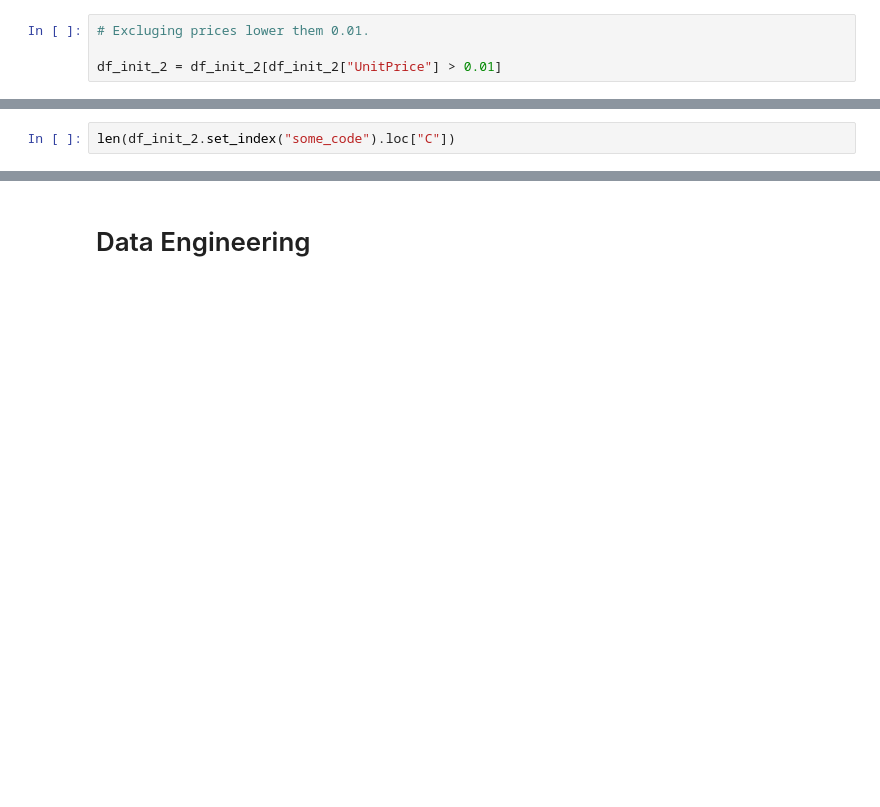
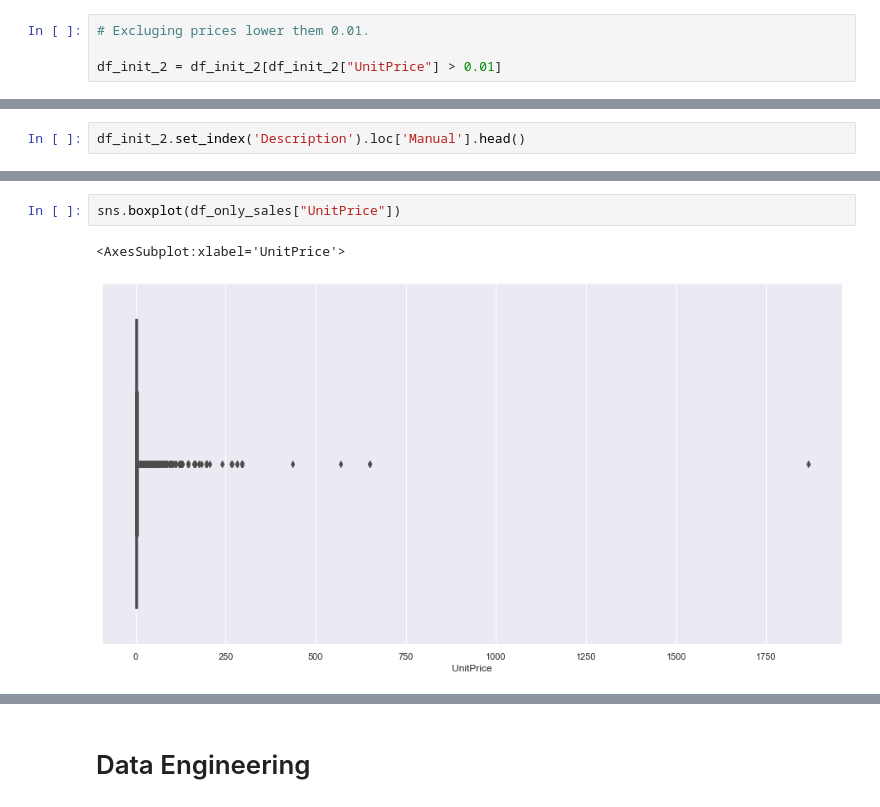
Before and after one commit to felipedmnq/PA05-Insiders-Program, a Jupyter notebook: Notebooks/c1.0-fdv-end-to-end-clustering-W2.ipynb, the cells around one changed output, grey strips where cells are left out. Drawn from its saved outputs; the diff is of its cells as text; blank space fills up the shorter version.

```diff
--- a/Notebooks/c1.0-fdv-end-to-end-clustering-W2.ipynb
+++ b/Notebooks/c1.0-fdv-end-to-end-clustering-W2.ipynb
@@ -633,2 +547,0 @@ df_init_3 = df_init_2
-# %%
-len(df_init_2.set_index("some_code").loc["C"])
@@ -767,0 +557,2 @@ Since our first look at the dataset we have excluded 5224 rows - 0.96% of the or
+# %%
+df_init_2.set_index('Description').loc['Manual'].head()
@@ -767,0 +665,5 @@ Since our first look at the dataset we have excluded 5224 rows - 0.96% of the or
+# %%
+sns.boxplot(df_only_sales["UnitPrice"])
+# %% [output]
+<AxesSubplot:xlabel='UnitPrice'>
+[figure, added]
```
Also changed, not shown: parts of 75 cells of this notebook.
